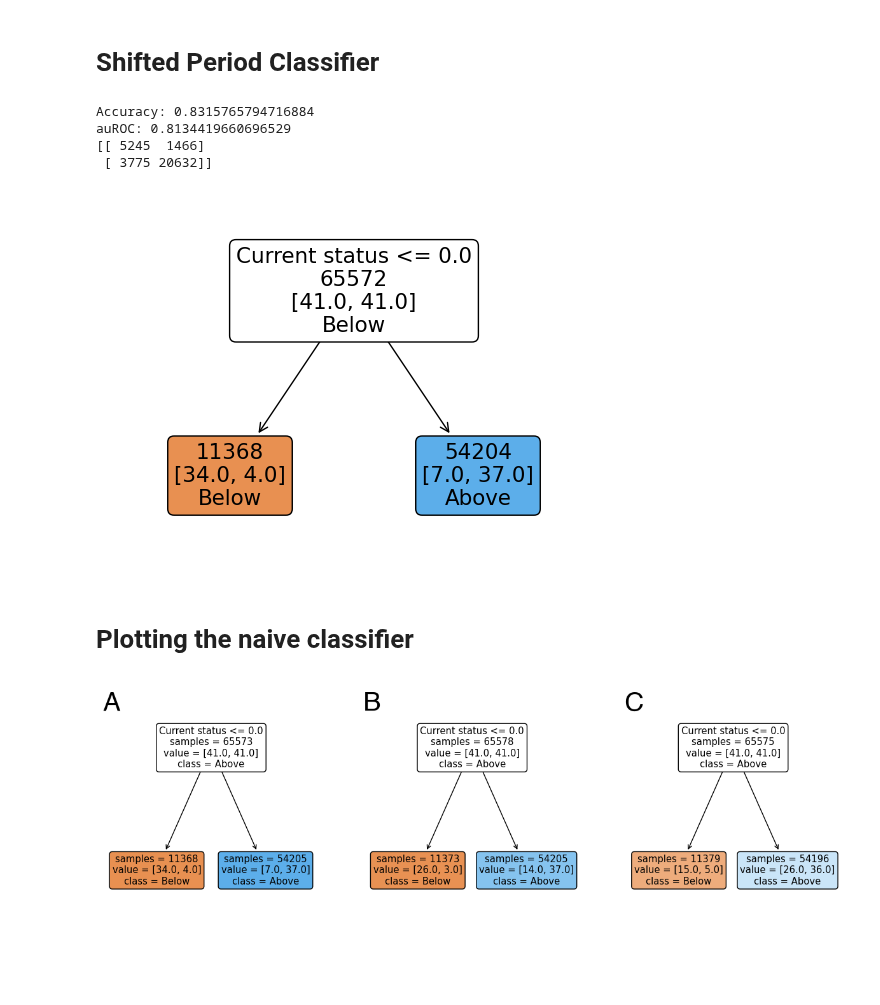
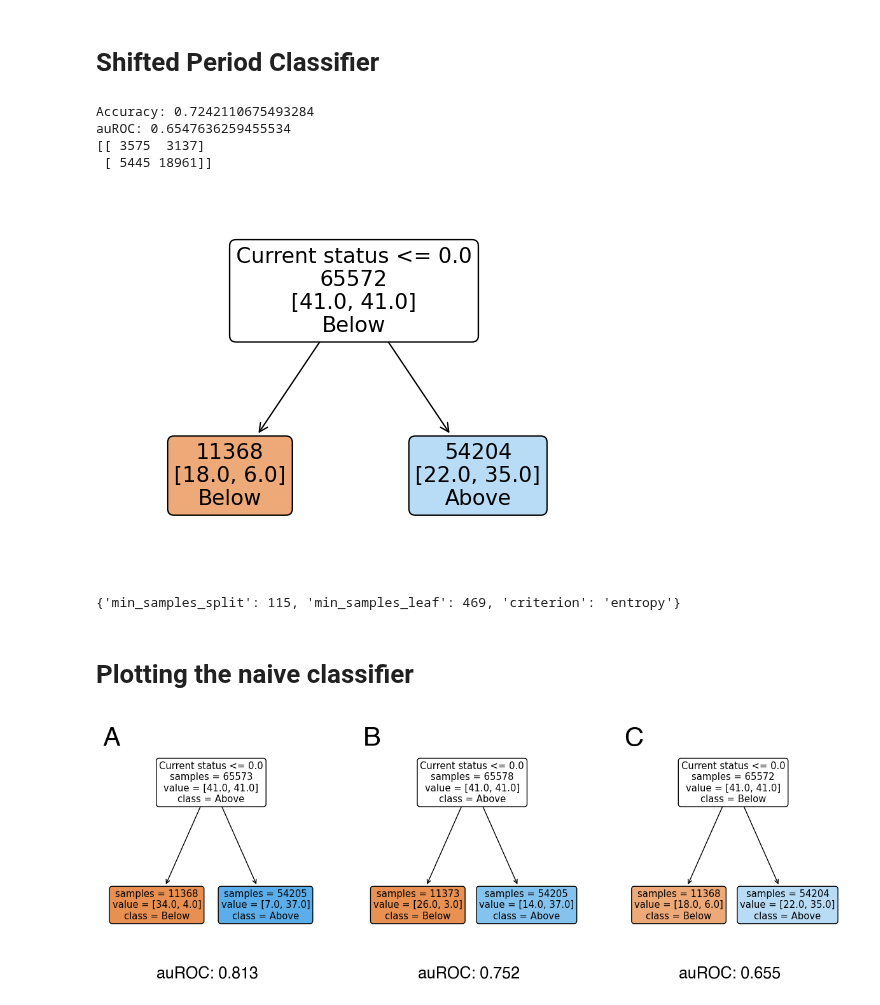
Before and after one commit to RachelMurray-Watson/COVID_forecasting, a Jupyter notebook: Naive_classifier.ipynb, the cells around one changed output. Saved outputs shown, nothing was run; the diff lists cells and outputs as text; code cells hidden in the pictures; blank space fills up the shorter version.

Commit message:
Fix up naive classifier

```diff
--- a/Naive_classifier.ipynb
+++ b/Naive_classifier.ipynb
@@ -594,10 +591,9 @@ weights.drop(index = 0, inplace = True)
 #weights = weights[0].to_numpy()
 # %%
 param_grid = {
-    'criterion': ['gini'],#, 'entropy'],
-    'max_depth': np.arange(1, 10),
-    'min_samples_split':  np.arange(2, 100), #[100, 200, 300, 400, 500], #np.arange(50, 200),
-    'min_samples_leaf':  np.arange(2, 100) #100, 200, 300, 400, 500], #np.arange(500, 200)
+    'criterion': ['gini', 'entropy'],
+    'min_samples_split':  np.arange(100, 200), #[100, 200, 300, 400, 500], #np.arange(50, 200),
+    'min_samples_leaf':  np.arange(400, 600) #100, 200, 300, 400, 500], #np.arange(500, 200)
 }
 
 # Create the Decision Tree classifier
@@ -606,8 +602,8 @@ cv = RepeatedStratifiedKFold(n_splits=10,  n_repeats=10,random_state=1) ## 10-fo
 clf_shifted = DecisionTreeClassifier(random_state=10, class_weight='balanced')
 
 # Perform Randomized Search with 10-fold cross-validation
-random_search = RandomizedSearchCV(clf_shifted, param_grid, n_iter=100, cv=cv, random_state=10)
-random_search.fit(X_train_shifted, y_train_shifted, sample_weight = weights)
+random_search = RandomizedSearchCV(clf_shifted, param_grid, n_iter=500, cv=cv, random_state=10)
+random_search.fit(X_train, y_train_shifted, sample_weight = weights)
 
 best_params = random_search.best_params_
 
@@ -615,13 +611,13 @@ best_params = random_search.best_params_
 clf_shifted = DecisionTreeClassifier(**best_params, random_state=10, class_weight='balanced')
 
 # Train the decision tree classifier
-clf_shifted.fit(X_train_shifted, y_train_shifted[0],  sample_weight = weights)
+clf_shifted.fit(X_train, y_train_shifted[0],  sample_weight = weights)
 
 # Make predictions on the test set
-y_pred = clf_shifted.predict(X_test_shifted)
+y_pred = clf_shifted.predict(X_test)
 # Evaluate the accuracy of the model
 accuracy = accuracy_score(y_test_shifted[0], y_pred)
-probabilities = clf_shifted.predict_proba(X_test_shifted)[:, 1]
+probabilities = clf_shifted.predict_proba(X_test)[:, 1]
 auroc = roc_auc_score(y_test_shifted, probabilities)
 print("Accuracy:", accuracy)
 print("auROC:", auroc)
@@ -630,9 +626,13 @@ print(confusion_matrix(y_test_shifted, y_pred))
 plot_tree(clf_shifted, feature_names=['Current status'], class_names=['Below', 'Above'], filled=True, impurity=False, proportion=False, rounded=True, node_ids=False, label='none', precision=0)
 plt.savefig('Graphs/Naive_classifier_3_week_period_shifted.png', dpi = 300)
 # %% [output]
-Accuracy: 0.8315765794716884
-auROC: 0.8134419660696529
-[[ 5245  1466]
- [ 3775 20632]]
+Accuracy: 0.7242110675493284
+auROC: 0.6547636259455534
+[[ 3575  3137]
+ [ 5445 18961]]
-[figure, old version]
+[figure, new version]
+# %%
+best_params
+# %% [output]
+{'min_samples_split': 115, 'min_samples_leaf': 469, 'criterion': 'entropy'}
 # %%
@@ -663,16 +661,17 @@ labels = ["A", "B", "C"]
 # %%
 fig, axs = plt.subplots(1,3, figsize=(15, 5), facecolor='w', edgecolor='k', sharex = 'all', sharey = 'all')
 clf_naive_period = pickle.load(open("Naive_model_auroc_0.8134582.sav" , 'rb'))
 clf_naive_exact =  pickle.load(open("Naive_model_auroc_0.7518215.sav", 'rb'))
-clf_naive_shifted =  pickle.load(open("Naive_model_auroc_shifted_0.8134419.sav" , 'rb'))
+clf_naive_shifted =  pickle.load(open("Naive_model_auroc_shifted_0.65476.sav" , 'rb'))
 axs.ravel()
-
+auROC = [0.813, 0.752, 0.655]
 plot_tree(clf_naive_period, ax=axs[0], feature_names=['Current status'], class_names=['Below', 'Above'], filled=True, impurity=False, proportion=False, rounded=True, precision=0)
 plot_tree(clf_naive_exact, ax=axs[1], feature_names=['Current status'], class_names=['Below', 'Above'], filled=True, impurity=False, proportion=False, rounded=True, precision=0)
 plot_tree(clf_naive_shifted, ax=axs[2], feature_names=['Current status'], class_names=['Below', 'Above'], filled=True, impurity=False, proportion=False, rounded=True, precision=0)
 #plt.tight_layout()
 add_labels_to_subplots(axs, hfont, 0.9)
-
+for i, ax in enumerate(axs):
+        ax.text(ax.get_xlim()[1]/4, ax.get_ylim()[1] * -0.05, f'auROC: {auROC[i]}', fontsize=18, **hfont)
 plt.savefig('Graphs/Naive_classifier_all.png', dpi = 300)
 # %% [output]
-[figure, old version]
+[figure, new version]
```
Also changed, not shown: parts of 10 cells of this notebook, 2 other files.
